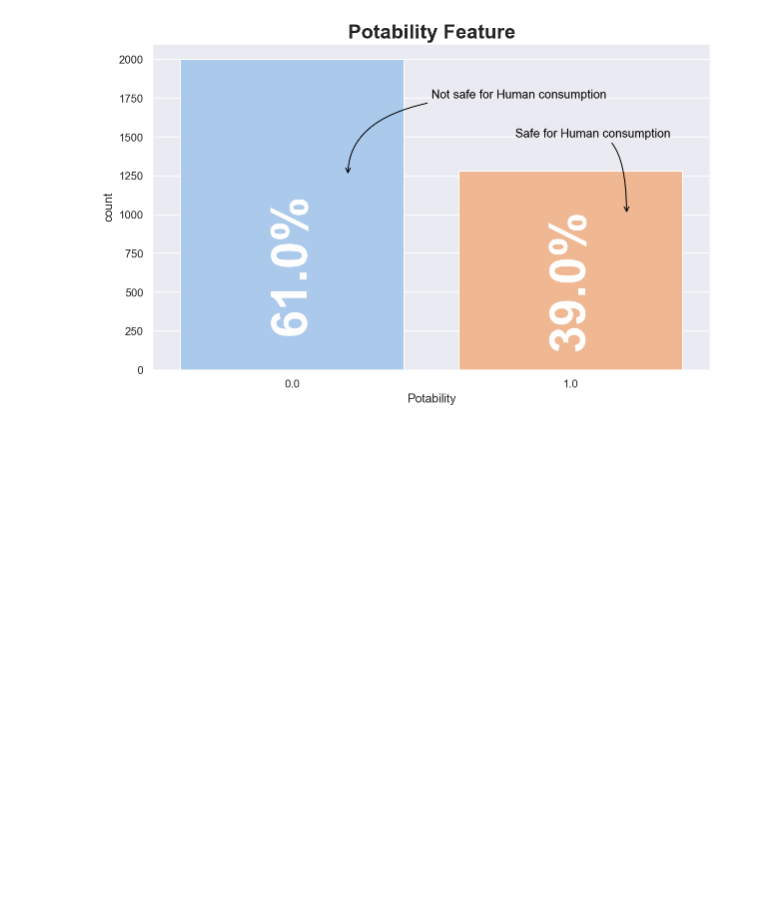
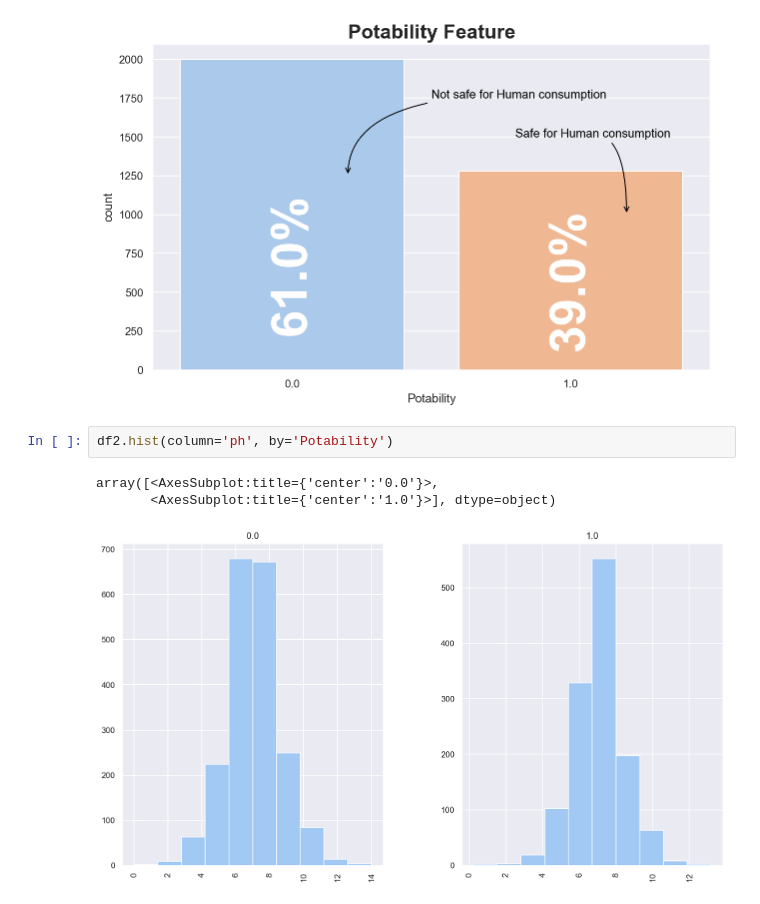
Before and after one commit to isra-st/Water_Potability, a Jupyter notebook: Notebook_Mimi.ipynb, the cells around one changed output. Cells and saved outputs as stored; diff of their text form; blank space fills up the shorter version.

```diff
--- a/Notebook_Mimi.ipynb
+++ b/Notebook_Mimi.ipynb
@@ -1112,3 +1109,9 @@ plt.annotate(text="Safe for Human consumption", xytext=(0.8,1500),xy=(1.2,1000),
 # %% [output]
 Text(0.8, 1500, 'Safe for Human consumption')
 [figure]
+# %%
+df2.hist(column='ph', by='Potability')
+# %% [output]
+array([<AxesSubplot:title={'center':'0.0'}>,
+       <AxesSubplot:title={'center':'1.0'}>], dtype=object)
+[figure, added]
```
Also changed, not shown: parts of 19 cells of this notebook.
